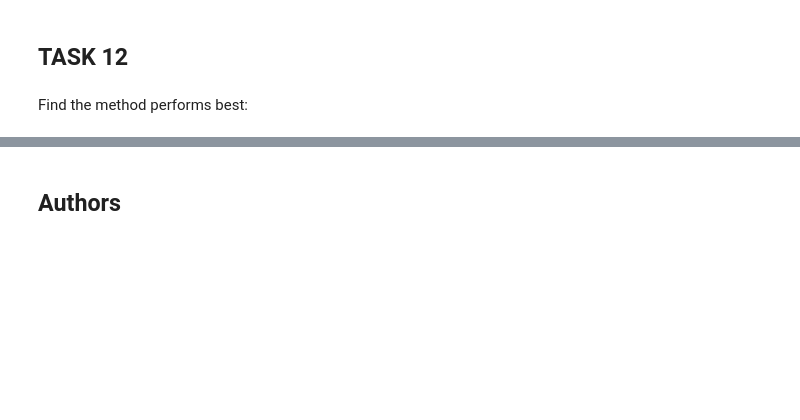
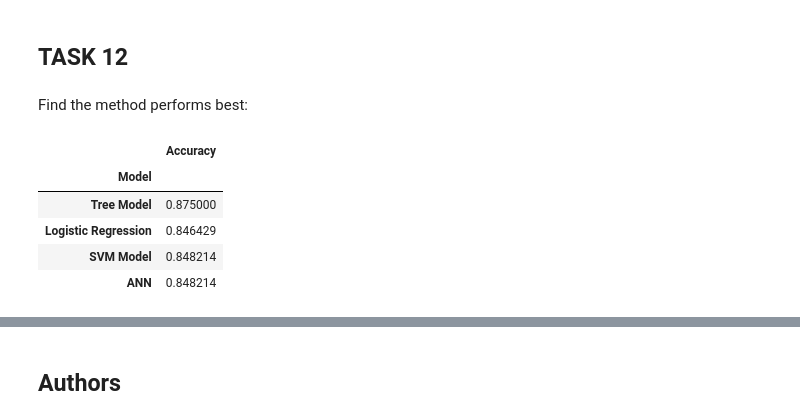
Before and after one commit to Mith1201/Capstone-project_Spacex_project, a Jupyter notebook: Predictive_analysis_spacex.ipynb, the cells around one changed output, grey strips where cells are left out. Saved outputs shown, nothing was run; the diff lists cells and outputs as text; code cells hidden in the pictures; blank space fills up the shorter version.

```diff
--- a/Predictive_analysis_spacex.ipynb
+++ b/Predictive_analysis_spacex.ipynb
@@ -356,0 +360,10 @@ Find the method performs best:
+# %%
+Accuracy.drop(['Model'],axis=1,inplace=True)
+Accuracy
+# %% [output]
+|  | Accuracy |
+| Model |  |
+| Tree Model | 0.875000 |
+| Logistic Regression | 0.846429 |
+| SVM Model | 0.848214 |
+| ANN | 0.848214 |
```
Also changed, not shown: parts of 8 cells of this notebook.
